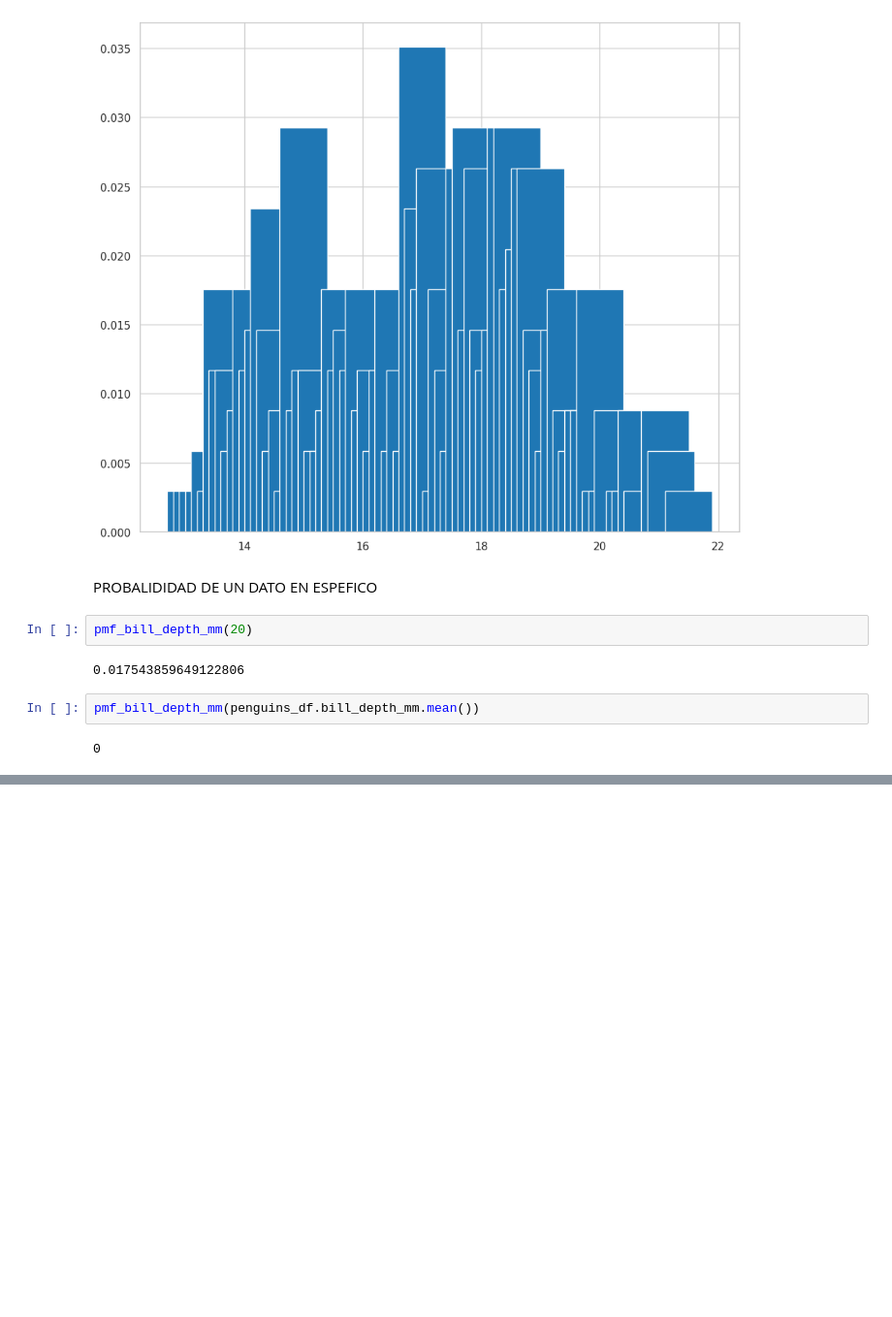
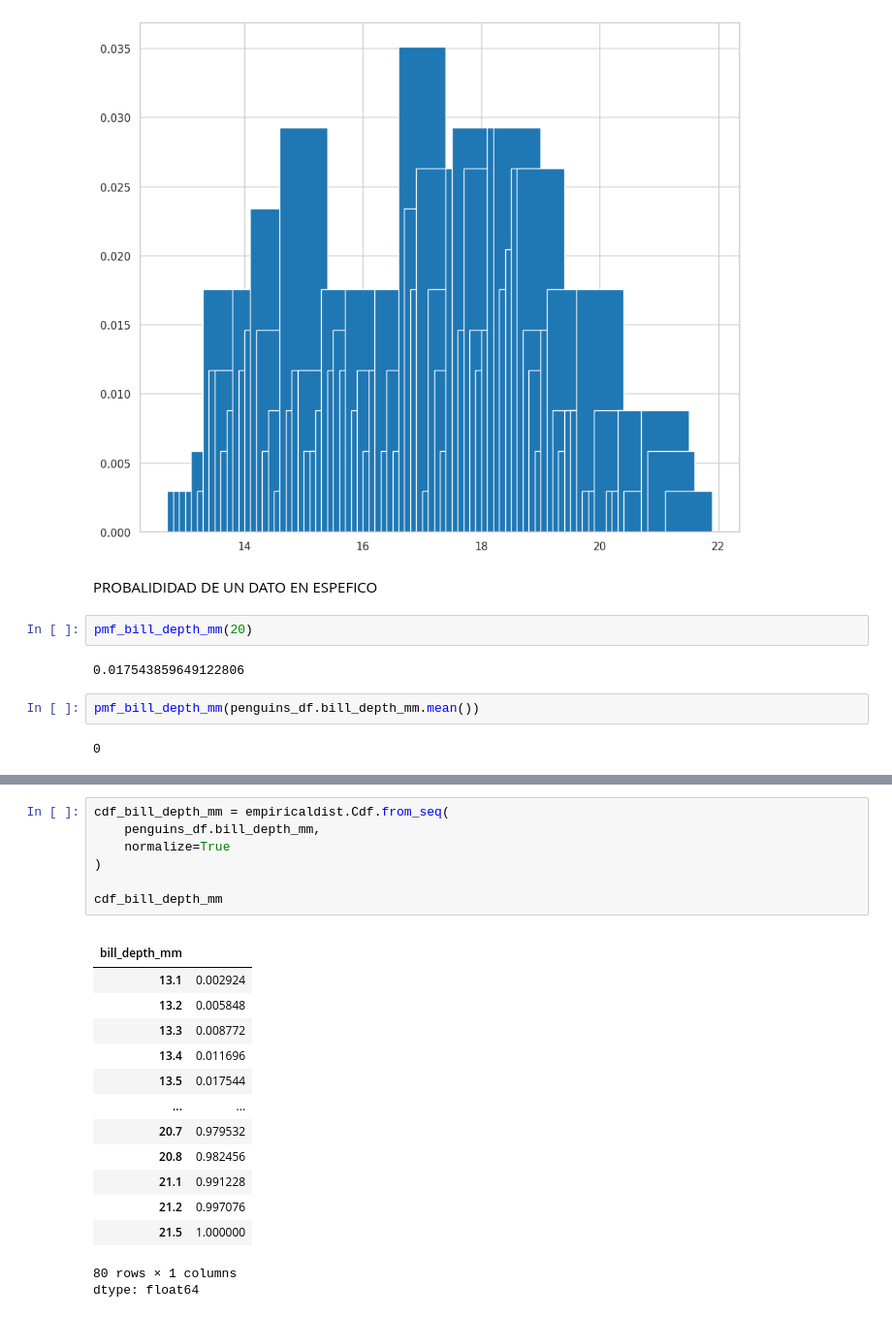
Before and after one commit to cesarmayta/BOOTCAMP_DSG1, a Jupyter notebook: dia3/06_distribuciones.ipynb, the cells around one changed output, grey strips where cells are left out. Shown at 97% size. Cells and saved outputs as stored; diff of their text form; blank space fills up the shorter version.

```diff
--- a/dia3/06_distribuciones.ipynb
+++ b/dia3/06_distribuciones.ipynb
@@ -87,0 +90,23 @@ pmf_bill_depth_mm(penguins_df.bill_depth_mm.mean())
+# %%
+cdf_bill_depth_mm = empiricaldist.Cdf.from_seq(
+    penguins_df.bill_depth_mm,
+    normalize=True
+)
+
+cdf_bill_depth_mm
+# %% [output]
+|  |  |
+| bill_depth_mm |  |
+| 13.1 | 0.002924 |
+| 13.2 | 0.005848 |
+| 13.3 | 0.008772 |
+| 13.4 | 0.011696 |
+| 13.5 | 0.017544 |
+| ... | ... |
+| 20.7 | 0.979532 |
+| 20.8 | 0.982456 |
+| 21.1 | 0.991228 |
+| 21.2 | 0.997076 |
+| 21.5 | 1.000000 |
+80 rows × 1 columns
+dtype: float64
```
Also changed, not shown: parts of 2 cells of this notebook.
